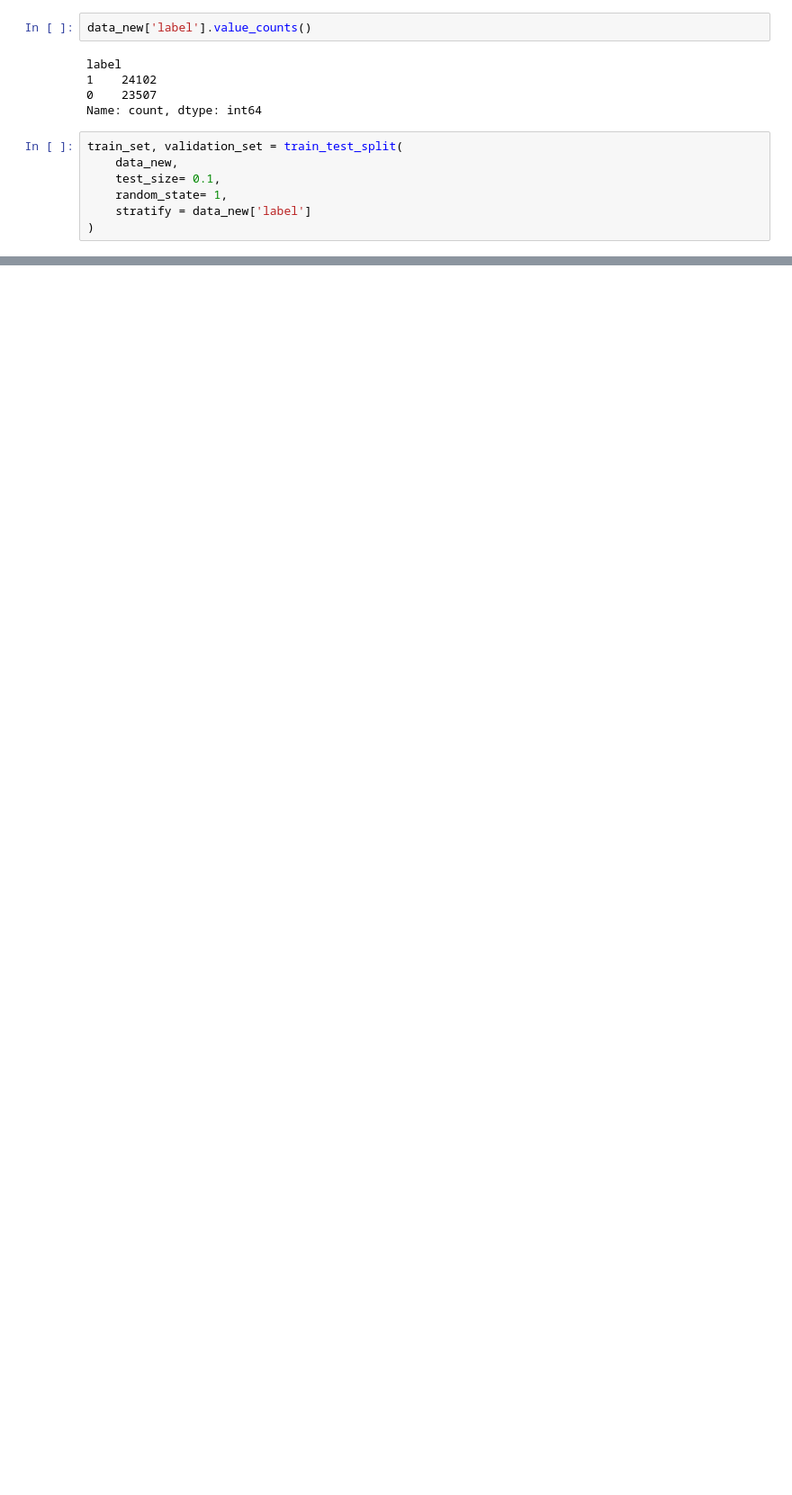
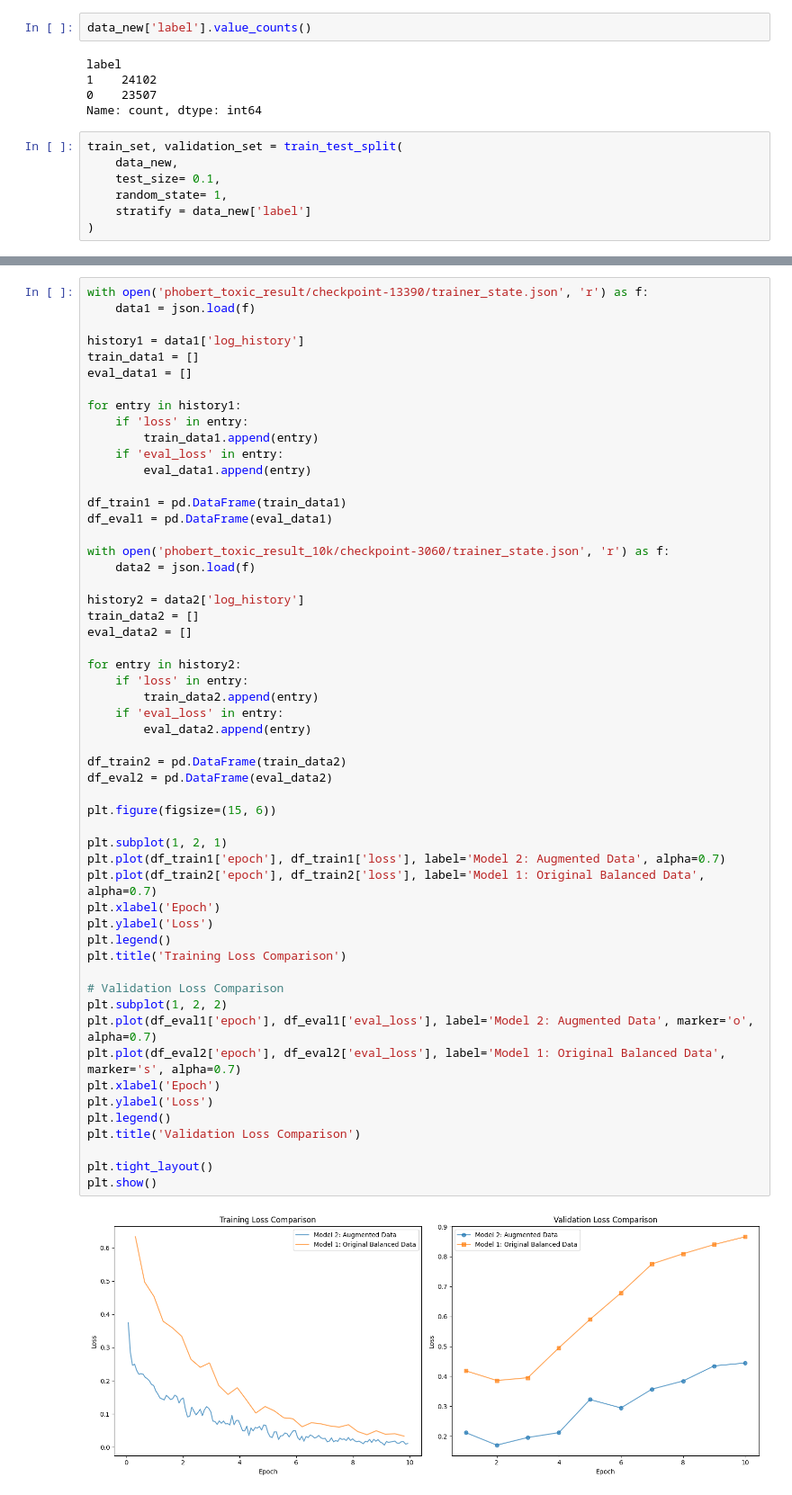
Before and after one commit to kunnic/nlp-final, a Jupyter notebook: encoder.ipynb, the cells around one changed output, grey strips where cells are left out. Shown at 90% size. Cells and saved outputs as stored; diff of their text form; blank space fills up the shorter version.

```diff
--- a/encoder.ipynb
+++ b/encoder.ipynb
@@ -270,0 +458,56 @@ train_set, validation_set = train_test_split(
+# %%
+with open('phobert_toxic_result/checkpoint-13390/trainer_state.json', 'r') as f:
+    data1 = json.load(f)
+
+history1 = data1['log_history']
+train_data1 = []
+eval_data1 = []
+
+for entry in history1:
+    if 'loss' in entry:
+        train_data1.append(entry)
+    if 'eval_loss' in entry:
+        eval_data1.append(entry)
+
+df_train1 = pd.DataFrame(train_data1)
+df_eval1 = pd.DataFrame(eval_data1)
+
+with open('phobert_toxic_result_10k/checkpoint-3060/trainer_state.json', 'r') as f:
+    data2 = json.load(f)
+
+history2 = data2['log_history']
+train_data2 = []
+eval_data2 = []
+
+for entry in history2:
+    if 'loss' in entry:
+        train_data2.append(entry)
+    if 'eval_loss' in entry:
+        eval_data2.append(entry)
+
+df_train2 = pd.DataFrame(train_data2)
+df_eval2 = pd.DataFrame(eval_data2)
+
+plt.figure(figsize=(15, 6))
+
+plt.subplot(1, 2, 1)
+plt.plot(df_train1['epoch'], df_train1['loss'], label='Model 2: Augmented Data', alpha=0.7)
+plt.plot(df_train2['epoch'], df_train2['loss'], label='Model 1: Original Balanced Data', alpha=0.7)
+plt.xlabel('Epoch')
+plt.ylabel('Loss')
+plt.legend()
+plt.title('Training Loss Comparison')
+
+# Validation Loss Comparison
+plt.subplot(1, 2, 2)
+plt.plot(df_eval1['epoch'], df_eval1['eval_loss'], label='Model 2: Augmented Data', marker='o', alpha=0.7)
+plt.plot(df_eval2['epoch'], df_eval2['eval_loss'], label='Model 1: Original Balanced Data', marker='s', alpha=0.7)
+plt.xlabel('Epoch')
+plt.ylabel('Loss')
+plt.legend()
+plt.title('Validation Loss Comparison')
+
+plt.tight_layout()
+plt.show()
+# %% [output]
+[figure, added]
```
Also changed, not shown: parts of 28 cells of this notebook, 10 other files.
